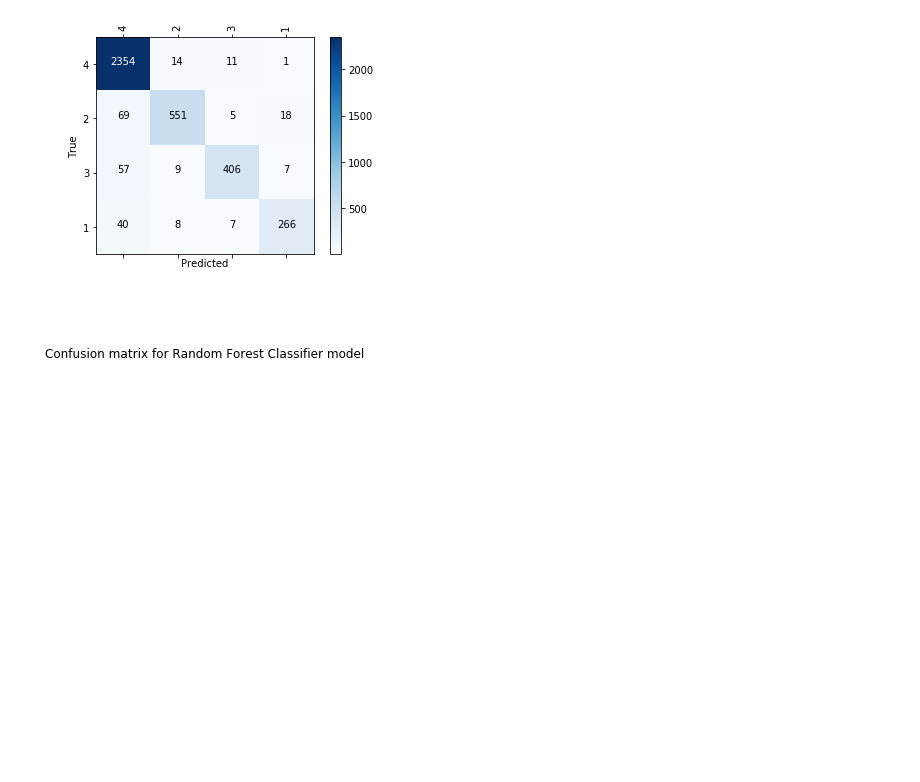
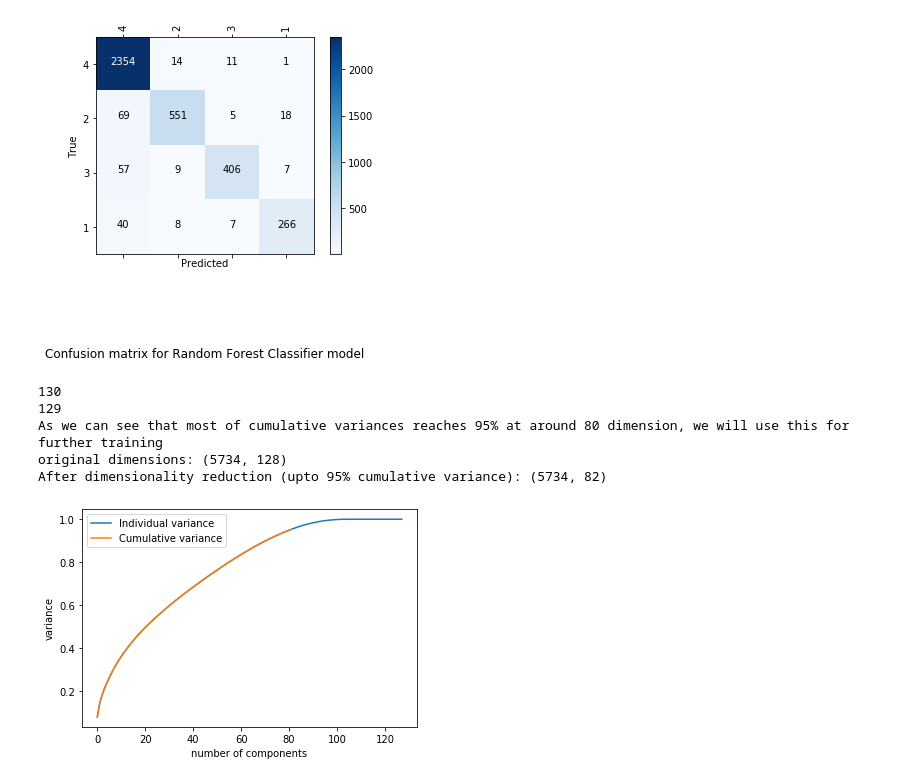
Before and after one commit to ChiranthJ/ModelBehaviour, a Jupyter notebook: Sample_testing_models_phase2.ipynb, the cells around one changed output. Cells and saved outputs as stored; diff of their text form; code cells hidden in the pictures; blank space fills up the shorter version.

Commit message:
RandomForest, Upsampling, PCA

```diff
--- a/Sample_testing_models_phase2.ipynb
+++ b/Sample_testing_models_phase2.ipynb
@@ -14,8 +14,11 @@ from sklearn.metrics import confusion_matrix
 from sklearn.utils.multiclass import unique_labels
 import itertools
 
+#!pip install ipynb
+from ipynb.fs.full.PCA_analysis import *
+
 #using pandas to import the training data
-processeddata=pd.read_csv(r'C:\\Users\\diyas\\Desktop\\SEM5\\Data_Analytics\\Project\\ModelBehaviour-master\\preprocessed_wosq.csv', index_col='Id')
+processeddata=pd.read_csv(r'C:\\Users\\rames\\OneDrive\\Desktop\\namma\\DA_proj\\preprocessed_wosq.csv', index_col='Id')
 # %%
 def confusion_matrix_rep(y_test,y_pred,class_names,model):
     print("F1:",metrics.f1_score(y_test, y_pred,average='macro'))
@@ -145,3 +155,47 @@ confusion matrix:
  [  57    9  406    7]
  [  40    8    7  266]]
 [figure]
+# %%
+#applying Rndomforest for upsampled data with PCA
+
+processeddata=pd.read_csv(r'C:\\Users\\rames\\OneDrive\\Desktop\\namma\\DA_proj\\preprocessed_wosq.csv',index_col='Id')
+#data balancing(upsampling)
+class_names=processeddata.Target.unique()
+class_names=list(class_names)
+col=list(processeddata.columns)
+data_notnum = list(processeddata.select_dtypes(exclude=[np.number]).columns)
+zero_cols = [ col for col, is_zero in ((df == 0).sum() == df.shape[0]).items() if is_zero ]
+col=list(filter(lambda a: a not in data_notnum , col))
+#print(len(col))
+col=list(set(col) - set(zero_cols)) #removing columns with zero variance
+#print(len(col))
+col.pop(-1)
+x=processeddata[col]
+y=processeddata.Target
+x_train, x_test, y_train, y_test = train_test_split(x,y,test_size=0.4, random_state=1)
+
+#importing function from the PCA_analysis file written in PCA folder
+x_train,x_test= PCA_analyse(x_train,x_test)
+
+x_train=pd.DataFrame(x_train)
+x_test=pd.DataFrame(x_test)
+train = pd.concat([x_train, y_train], axis=1)
+#Seperating the majority and minority classes
+#in this case the majority class is 4 (non vulnerable households)
+majority=train[train.Target==4]
+minority1=train[train.Target==1]
+minority2=train[train.Target==2]
+minority3=train[train.Target==3]
+minority_upsampled1=resample(minority1, replace=True, n_samples=len(majority), random_state=1)
+minority_upsampled2=resample(minority2, replace=True, n_samples=len(majority), random_state=1)
+minority_upsampled3=resample(minority3, replace=True, n_samples=len(majority), random_state=1)
+upsampled=pd.concat([majority,minority_upsampled1,minority_upsampled2,minority_upsampled3])
+#print("Values before upsampling \n", train.Target.value_counts())
+#print("Values after upsampling\n", upsampled.Target.value_counts())
+# %% [output]
+130
+129
+As we can see that most of cumulative variances reaches 95% at around 80 dimension, we will use this for further training
+original dimensions: (5734, 128)
+After dimensionality reduction (upto 95% cumulative variance): (5734, 82)
+[figure, added]
```
Also changed, not shown: parts of 5 cells of this notebook.
